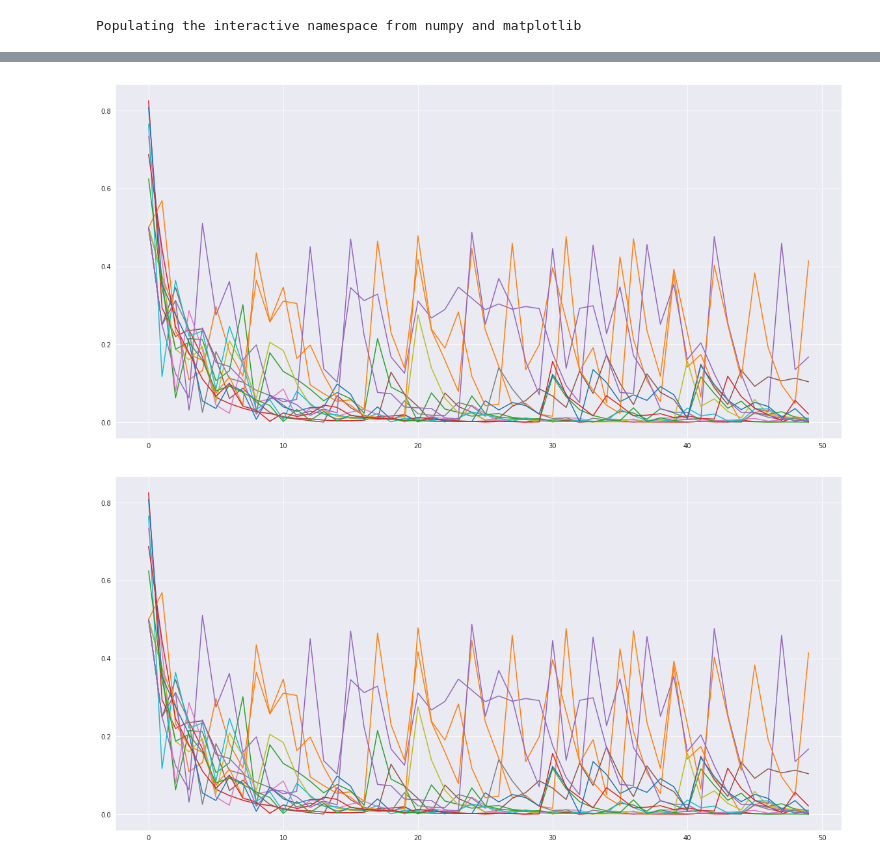
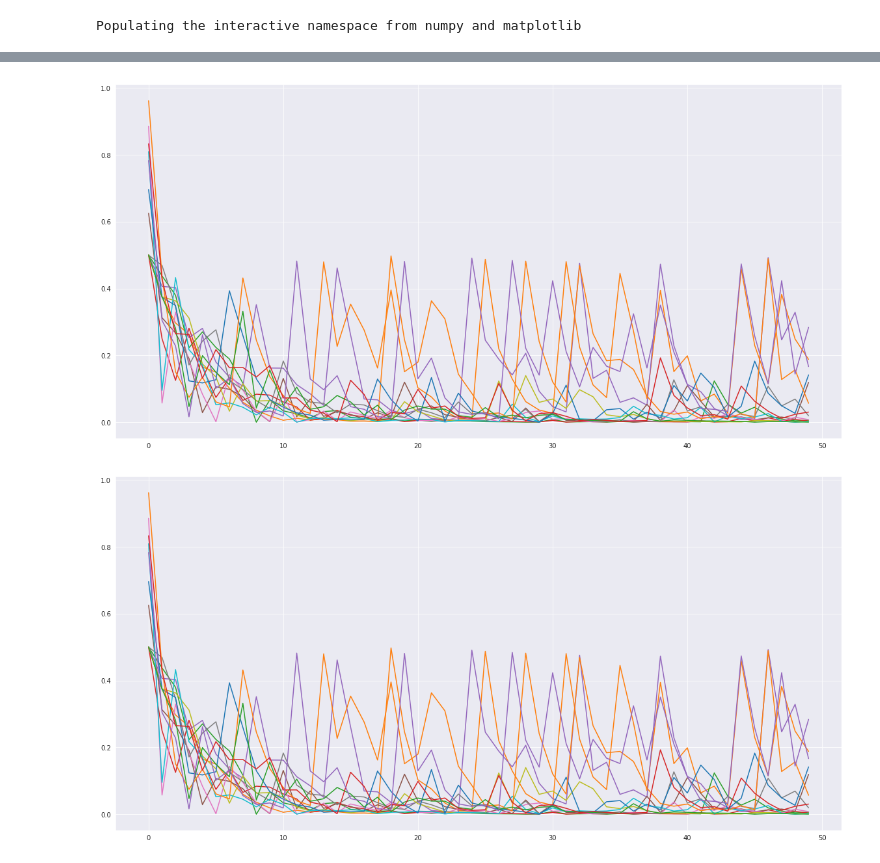
Before and after one commit to victorsanunes/alura_rl, a Jupyter notebook: temporal_difference.ipynb, the cells around one changed output, grey strips where cells are left out. Drawn from its saved outputs; the diff is of its cells as text; code cells hidden in the pictures.

```diff
--- a/temporal_difference.ipynb
+++ b/temporal_difference.ipynb
@@ -9,19 +9,18 @@ import random
 # %% [output]
 Populating the interactive namespace from numpy and matplotlib
 # %%
-# parameters
-gamma = 0.5 # discounting rate
-rewardSize = -1
-gridSize = 4
-alpha = 0.5 # (0,1] // stepSize
-terminationStates = [[0,0], [gridSize-1, gridSize-1]]
-actions = [[-1, 0], [1, 0], [0, 1], [0, -1]]
-numIterations = 10000
+gamma = 0.5 # taxa de desconto
+alpha = 0.5
+tamanho_recompensa = -1
+tamanho_grade = 4
+estados_terminais = [[0,0], [tamanho_grade-1, tamanho_grade-1]]
+acoes = [[-1, 0], [1, 0], [0, 1], [0, -1]]
+numero_iteracoes = 1000
 # %%
 # initialization
-V = np.zeros((gridSize, gridSize))
-returns = {(i, j):list() for i in range(gridSize) for j in range(gridSize)}
-deltas = {(i, j):list() for i in range(gridSize) for j in range(gridSize)}
-states = [[i, j] for i in range(gridSize) for j in range(gridSize)]
+V = np.zeros((tamanho_grade, tamanho_grade))
+retornos = {(i, j):list() for i in range(tamanho_grade) for j in range(tamanho_grade)}
+deltas = {(i, j):list() for i in range(tamanho_grade) for j in range(tamanho_grade)}
+estados = [[i, j] for i in range(tamanho_grade) for j in range(tamanho_grade)]
 # %%
 # utils
@@ -67,14 +66,14 @@ array([[ 0.        , -1.92111311, -1.98861161, -1.98747343],
 # %%
 plt.figure(figsize=(20,10))
-all_series = [list(x)[:50] for x in deltas.values()]
-for series in all_series:
+todas_series = [list(x)[:50] for x in deltas.values()]
+for series in todas_series:
     plt.plot(series)
 # %% [output]
-[figure, old version]
+[figure, new version]
 # %%
 plt.figure(figsize=(20,10))
-all_series = [list(x)[:50] for x in deltas.values()]
-for series in all_series:
+todas_series = [list(x)[:50] for x in deltas.values()]
+for series in todas_series:
     plt.plot(series)
 # %% [output]
-[figure, old version]
+[figure, new version]
```
Also changed, not shown: parts of 3 cells of this notebook, 3 other files.
